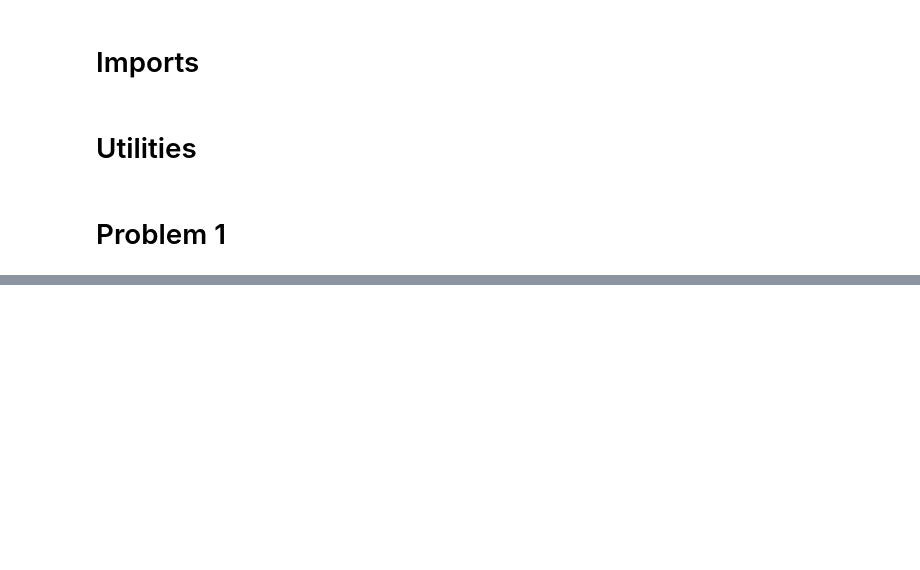
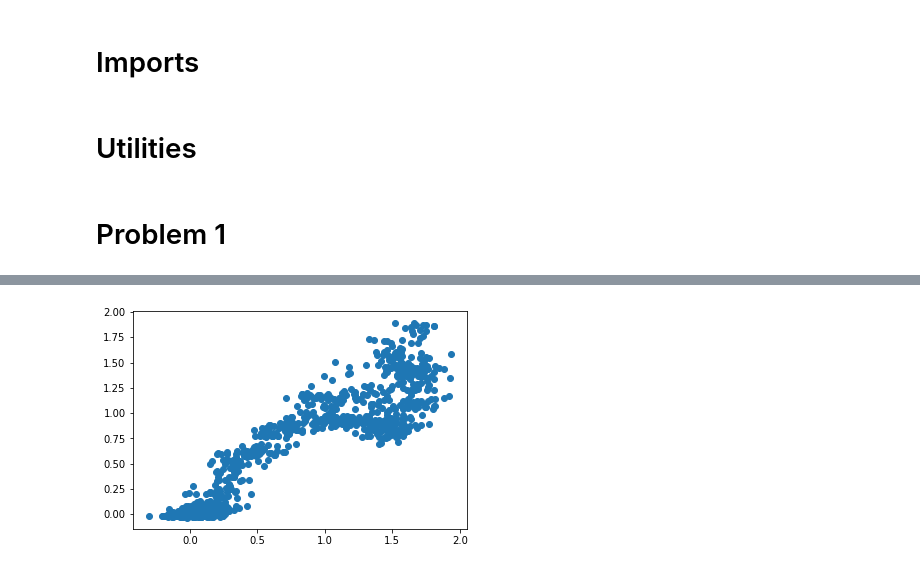
Before and after one commit to PiStefania/Machine_Learning_Exercises, a Jupyter notebook: Ex1_rou.ipynb, the cells around one changed output, grey strips where cells are left out. Drawn from its saved outputs; the diff is of its cells as text; code cells hidden in the pictures; blank space fills up the shorter version.

```diff
--- a/Ex1_rou.ipynb
+++ b/Ex1_rou.ipynb
@@ -69,0 +68,7 @@ mse_test.round(3)
+# %%
+real_set = create_X(1000, 5)
+y_real = real_set @ theta_real.T
+y_real += white_noise(1000, variance)
+
+test_set = create_X(1000, 5, random=True)
+y_test = test_set @ theta_least_squares.T
@@ -69,0 +80,4 @@ mse_test.round(3)
+# %%
+ax = plt.scatter(y_real, y_test)
+# %% [output]
+[figure, added]
```
Also changed, not shown: parts of 34 cells of this notebook.
